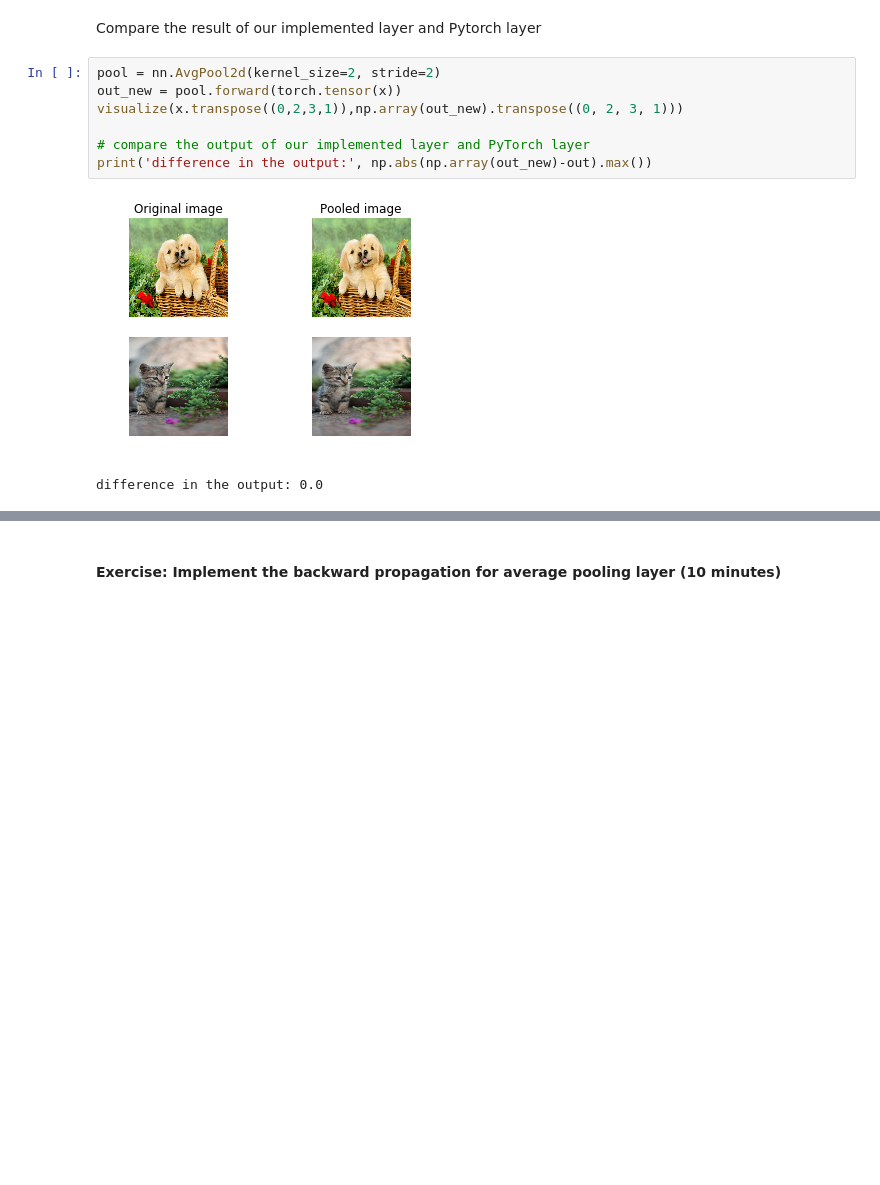
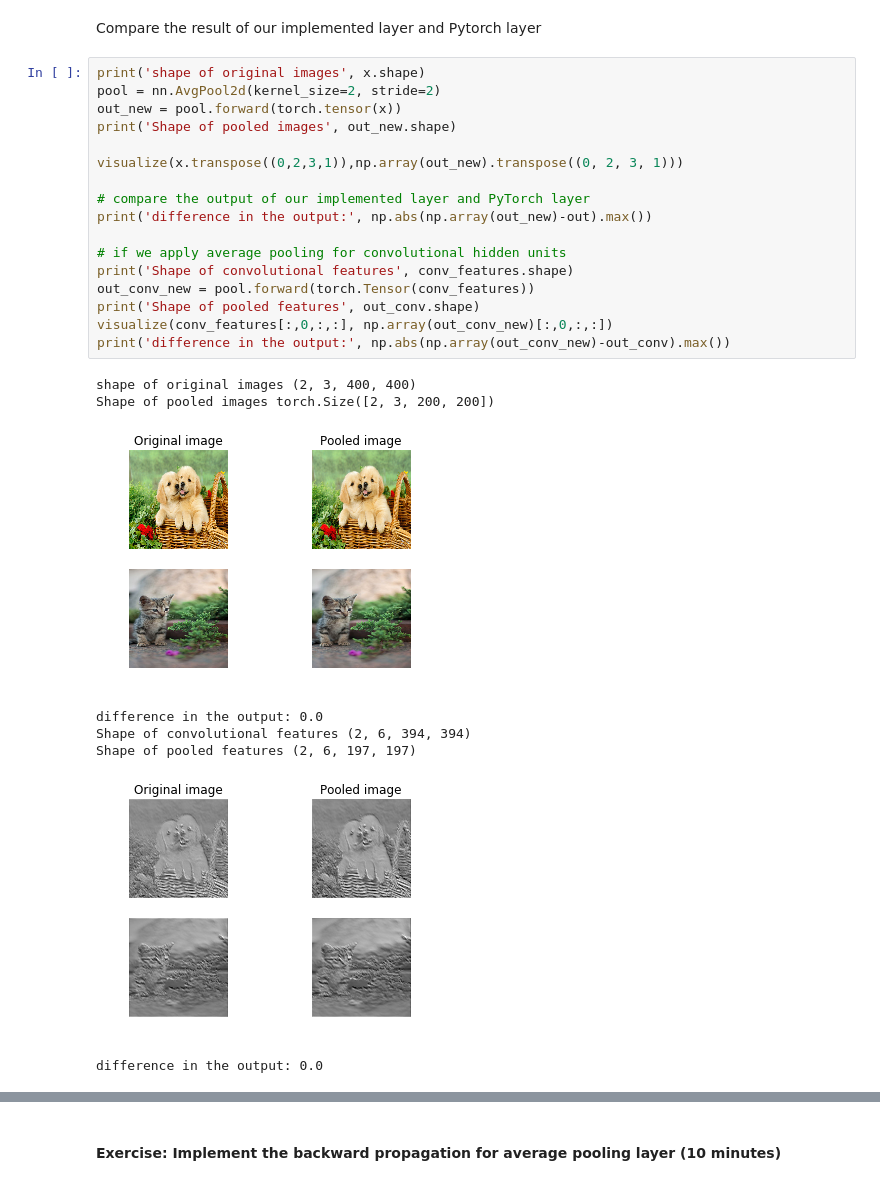
Before and after one commit to yugt/deep-learning-course, a Jupyter notebook: CodeExamples/03_cnn.ipynb, the cells around one changed output, grey strips where cells are left out. Saved outputs shown, nothing was run; the diff lists cells and outputs as text; blank space fills up the shorter version.

```diff
--- a/CodeExamples/03_cnn.ipynb
+++ b/CodeExamples/03_cnn.ipynb
@@ -244,15 +269,31 @@ visualize(x.transpose((0,2,3,1)),out.transpose((0, 2, 3, 1)))
 # %% [markdown]
 Compare the result of our implemented layer and Pytorch layer
 # %%
+print('shape of original images', x.shape)
 pool = nn.AvgPool2d(kernel_size=2, stride=2)
 out_new = pool.forward(torch.tensor(x))
+print('Shape of pooled images', out_new.shape)
+
 visualize(x.transpose((0,2,3,1)),np.array(out_new).transpose((0, 2, 3, 1)))
 
 # compare the output of our implemented layer and PyTorch layer
 print('difference in the output:', np.abs(np.array(out_new)-out).max())
+
+# if we apply average pooling for convolutional hidden units
+print('Shape of convolutional features', conv_features.shape)
+out_conv_new = pool.forward(torch.Tensor(conv_features))
+print('Shape of pooled features', out_conv.shape)
+visualize(conv_features[:,0,:,:], np.array(out_conv_new)[:,0,:,:])
+print('difference in the output:', np.abs(np.array(out_conv_new)-out_conv).max())
 # %% [output]
+shape of original images (2, 3, 400, 400)
+Shape of pooled images torch.Size([2, 3, 200, 200])
 [figure]
-difference in the output: 0.0
+difference in the output: 0.0
+Shape of convolutional features (2, 6, 394, 394)
+Shape of pooled features (2, 6, 197, 197)
+[figure, added]
+difference in the output: 0.0
 # %% [markdown]
 ### 2.Backward Propagation
 
```
Also changed, not shown: parts of 24 cells of this notebook.
